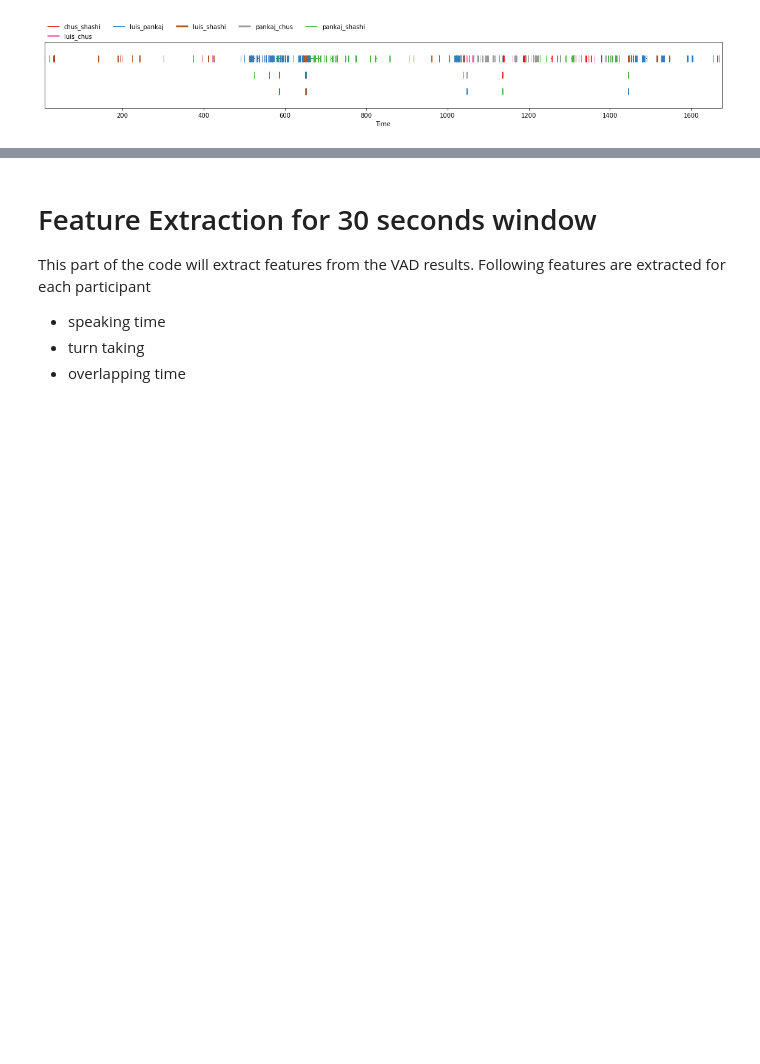
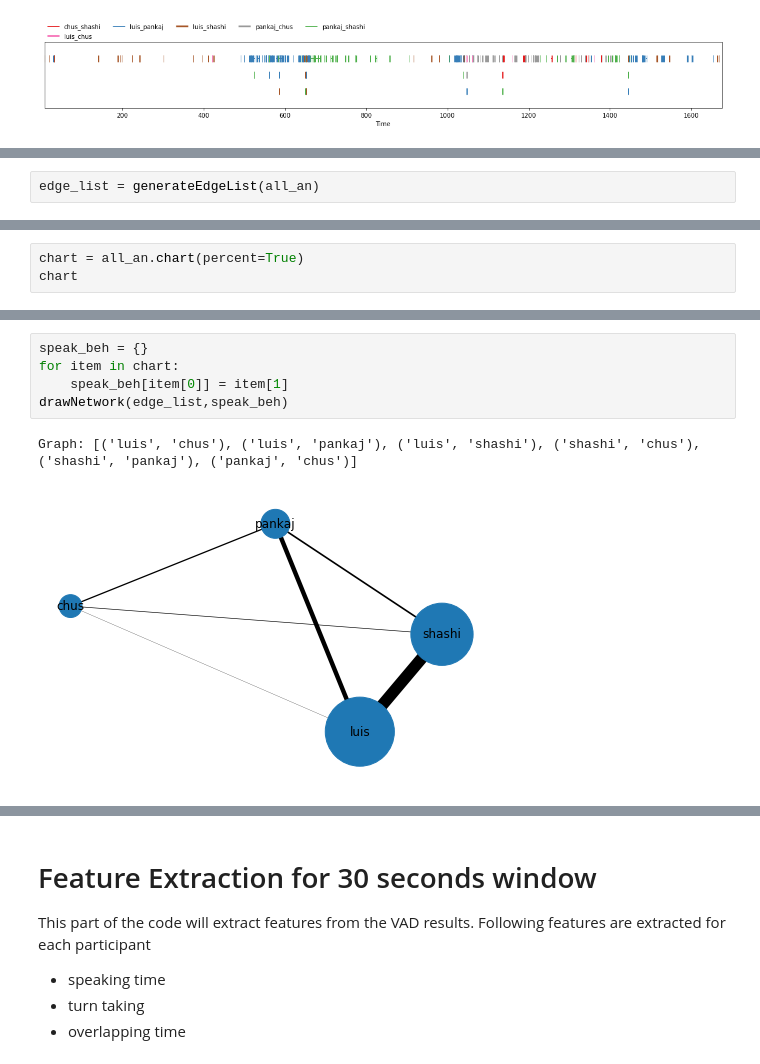
Before and after one commit to pankajchejara23/phd-meeting-analysis, a Jupyter notebook: PhD meeting analysis.ipynb, the cells around one changed output, grey strips where cells are left out. Drawn from its saved outputs; the diff is of its cells as text; blank space fills up the shorter version.

```diff
--- a/PhD meeting analysis.ipynb
+++ b/PhD meeting analysis.ipynb
@@ -395,0 +399,2 @@ overlap_all
+# %%
+edge_list = generateEdgeList(all_an)
@@ -395,0 +405,3 @@ overlap_all
+# %%
+chart = all_an.chart(percent=True)
+chart
@@ -395,0 +511,8 @@ overlap_all
+# %%
+speak_beh = {}
+for item in chart:
+    speak_beh[item[0]] = item[1]
+drawNetwork(edge_list,speak_beh)
+# %% [output]
+Graph: [('luis', 'chus'), ('luis', 'pankaj'), ('luis', 'shashi'), ('shashi', 'chus'), ('shashi', 'pankaj'), ('pankaj', 'chus')]
+[figure, added]
```
Also changed, not shown: parts of 7 cells of this notebook.
